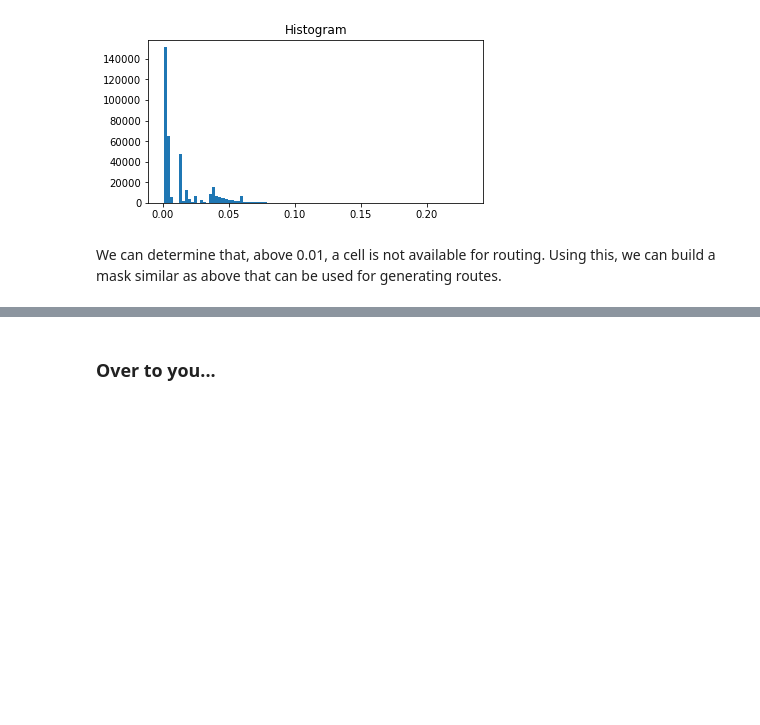
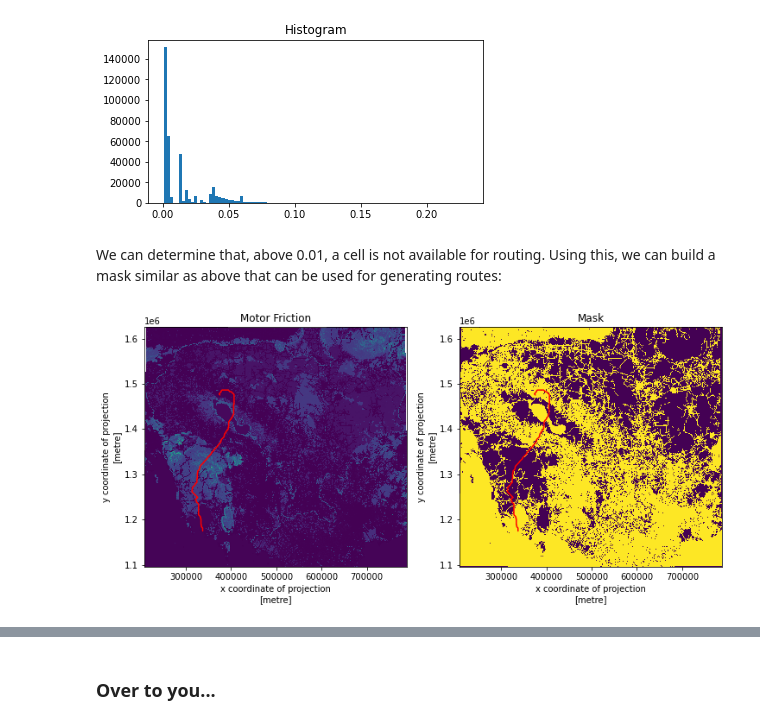
Before and after one commit to darribas/gds4ae, a Jupyter notebook: content/notebooks/08-Transport_costs.ipynb, the cells around one changed output, grey strips where cells are left out. Cells and saved outputs as stored; diff of their text form; code cells hidden in the pictures; blank space fills up the shorter version.

```diff
--- a/content/notebooks/08-Transport_costs.ipynb
+++ b/content/notebooks/08-Transport_costs.ipynb
@@ -813,4 +817,4 @@ friction_motor.where(
 # %% [output]
 [figure]
 # %% [markdown]
-We can determine that, above 0.01, a cell is not available for routing. Using this, we can build a mask similar as above that can be used for generating routes.
+We can determine that, above 0.01, a cell is not available for routing. Using this, we can build a mask similar as above that can be used for generating routes:
@@ -872,3 +876,27 @@ route_line = LineString(
     ].values
 )
 route_line = geopandas.GeoSeries([route_line])
+# %%
+f, axs = plt.subplots(1, 2, figsize=(12, 6))
+
+friction_motor.rio.reproject(
+    3148
+).sel(
+    band=1
+).where(
+    friction_motor.rio.reproject(3148)>0
+).plot(ax=axs[0], add_colorbar=False)
+route_line.plot(
+    ax=axs[0], color="red"
+)
+axs[0].set_title("Motor Friction")
+
+surface.plot(ax=axs[1], add_colorbar=False)
+route_line.plot(
+    ax=axs[1], color="red"
+)
+axs[1].set_title("Mask")
+
+plt.show();
+# %% [output]
+[figure, added]
```
Also changed, not shown: parts of 7 cells of this notebook.
